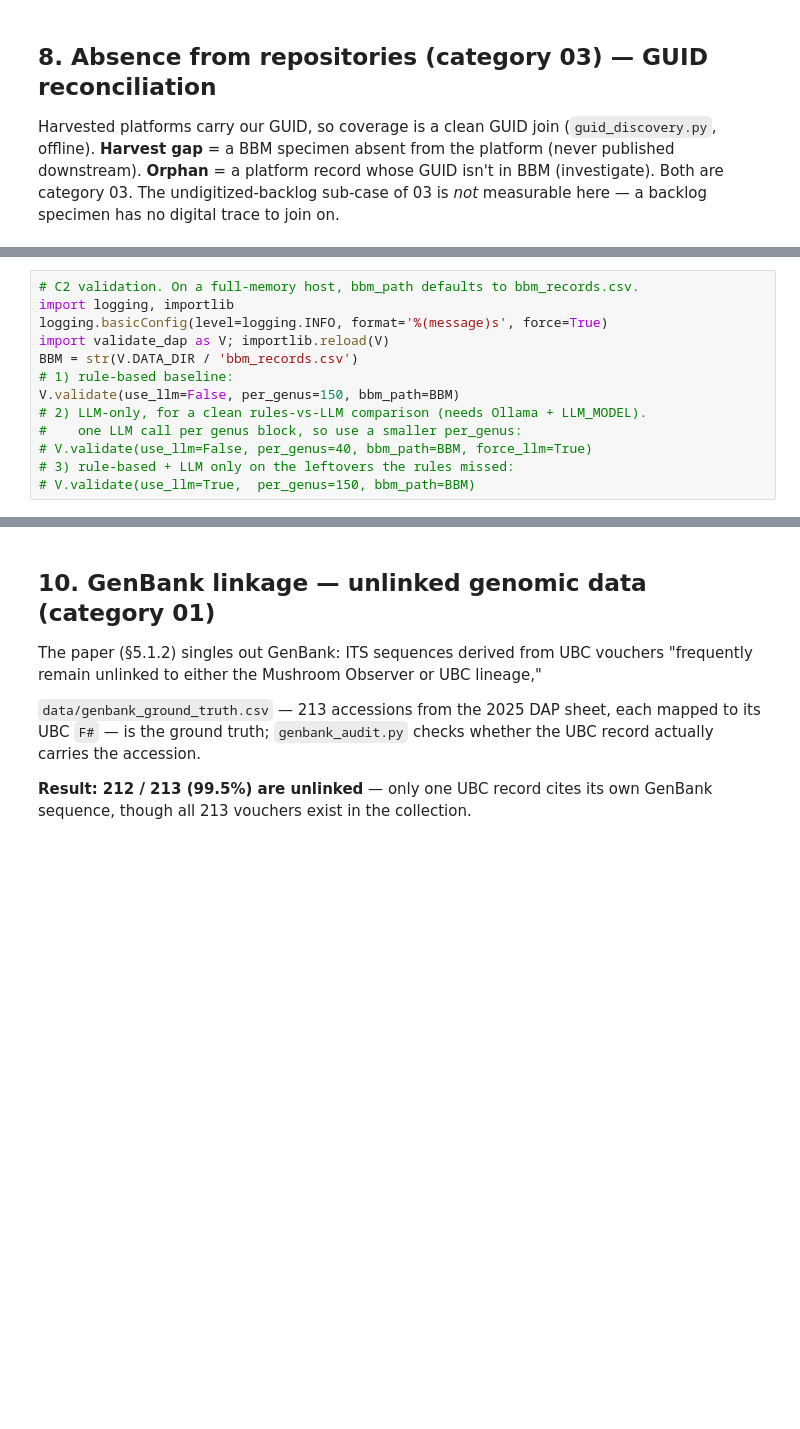
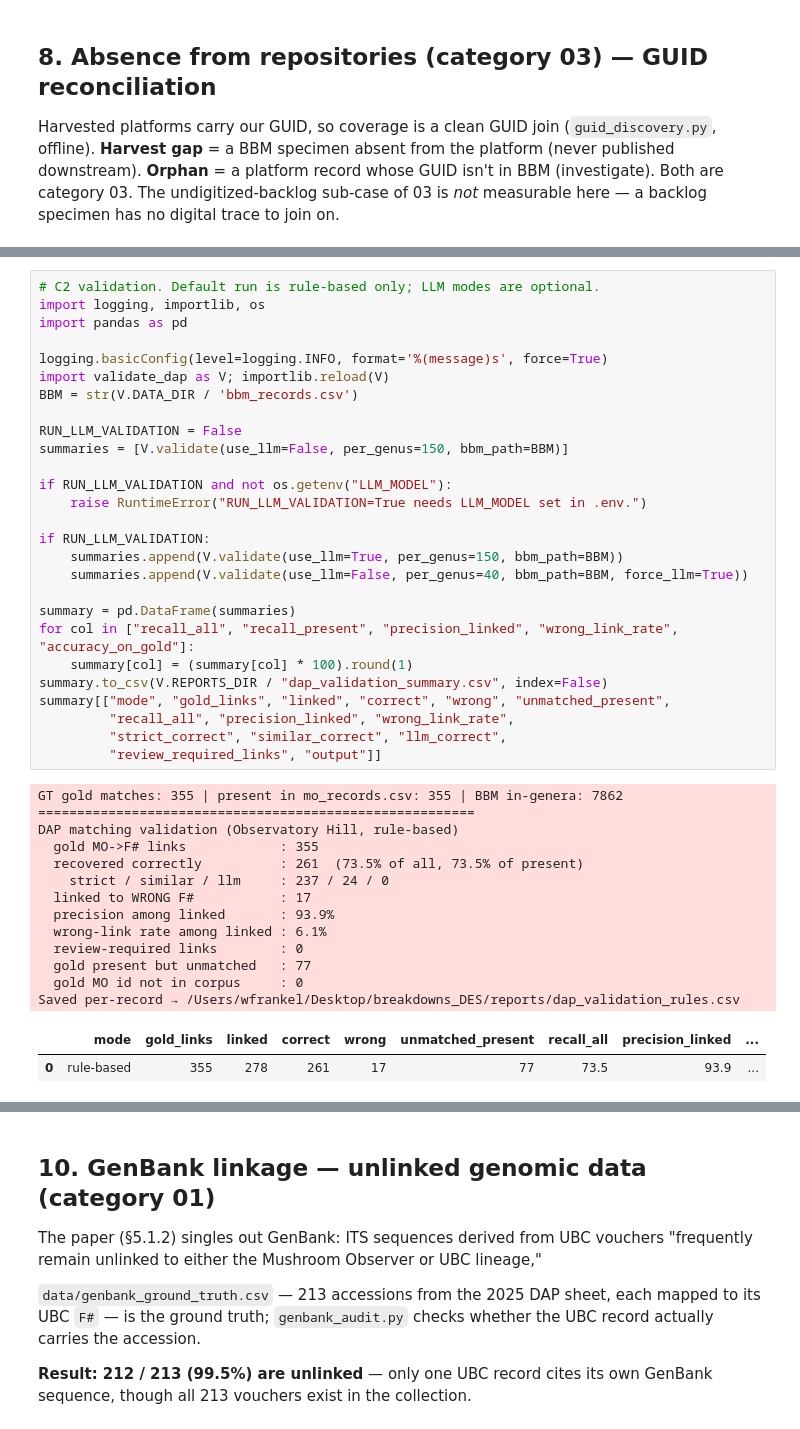
Before and after one commit to wendyf55/breakdowns_DES, a Jupyter notebook: reports/harmonization_findings.ipynb, the cells around one changed output, grey strips where cells are left out. Cells and saved outputs as stored; diff of their text form; blank space fills up the shorter version.

Commit message:
improving validation and tracking paper claims

```diff
--- a/reports/harmonization_findings.ipynb
+++ b/reports/harmonization_findings.ipynb
@@ -416,13 +477,43 @@ BBM refetch. `--per-genus` caps decoys (recall exact; wrong-link count is vs. bo
-# %%
-# C2 validation. On a full-memory host, bbm_path defaults to bbm_records.csv.
-import logging, importlib
-logging.basicConfig(level=logging.INFO, format='%(message)s', force=True)
-import validate_dap as V; importlib.reload(V)
-BBM = str(V.DATA_DIR / 'bbm_records.csv')
-# 1) rule-based baseline:
-V.validate(use_llm=False, per_genus=150, bbm_path=BBM)
-# 2) LLM-only, for a clean rules-vs-LLM comparison (needs Ollama + LLM_MODEL).
-#    one LLM call per genus block, so use a smaller per_genus:
-# V.validate(use_llm=False, per_genus=40, bbm_path=BBM, force_llm=True)
-# 3) rule-based + LLM only on the leftovers the rules missed:
-# V.validate(use_llm=True,  per_genus=150, bbm_path=BBM)
+# %%
+# C2 validation. Default run is rule-based only; LLM modes are optional.
+import logging, importlib, os
+import pandas as pd
+
+logging.basicConfig(level=logging.INFO, format='%(message)s', force=True)
+import validate_dap as V; importlib.reload(V)
+BBM = str(V.DATA_DIR / 'bbm_records.csv')
+
+RUN_LLM_VALIDATION = False
+summaries = [V.validate(use_llm=False, per_genus=150, bbm_path=BBM)]
+
+if RUN_LLM_VALIDATION and not os.getenv("LLM_MODEL"):
+    raise RuntimeError("RUN_LLM_VALIDATION=True needs LLM_MODEL set in .env.")
+
+if RUN_LLM_VALIDATION:
+    summaries.append(V.validate(use_llm=True, per_genus=150, bbm_path=BBM))
+    summaries.append(V.validate(use_llm=False, per_genus=40, bbm_path=BBM, force_llm=True))
+
+summary = pd.DataFrame(summaries)
+for col in ["recall_all", "recall_present", "precision_linked", "wrong_link_rate", "accuracy_on_gold"]:
+    summary[col] = (summary[col] * 100).round(1)
+summary.to_csv(V.REPORTS_DIR / "dap_validation_summary.csv", index=False)
+summary[["mode", "gold_links", "linked", "correct", "wrong", "unmatched_present",
+         "recall_all", "precision_linked", "wrong_link_rate",
+         "strict_correct", "similar_correct", "llm_correct",
+         "review_required_links", "output"]]
+# %% [output]
+GT gold matches: 355 | present in mo_records.csv: 355 | BBM in-genera: 7862
+========================================================
+DAP matching validation (Observatory Hill, rule-based)
+  gold MO->F# links            : 355
+  recovered correctly          : 261  (73.5% of all, 73.5% of present)
+    strict / similar / llm     : 237 / 24 / 0
+  linked to WRONG F#           : 17
+  precision among linked       : 93.9%
+  wrong-link rate among linked : 6.1%
+  review-required links        : 0
+  gold present but unmatched   : 77
+  gold MO id not in corpus     : 0
+Saved per-record → /Users/wfrankel/Desktop/breakdowns_DES/reports/dap_validation_rules.csv
+|  | mode | gold_links | linked | correct | wrong | unmatched_present | recall_all | precision_linked | ... |
+| 0 | rule-based | 355 | 278 | 261 | 17 | 77 | 73.5 | 93.9 | ... |
```
Also changed, not shown: parts of 13 cells of this notebook, 7 other files.
